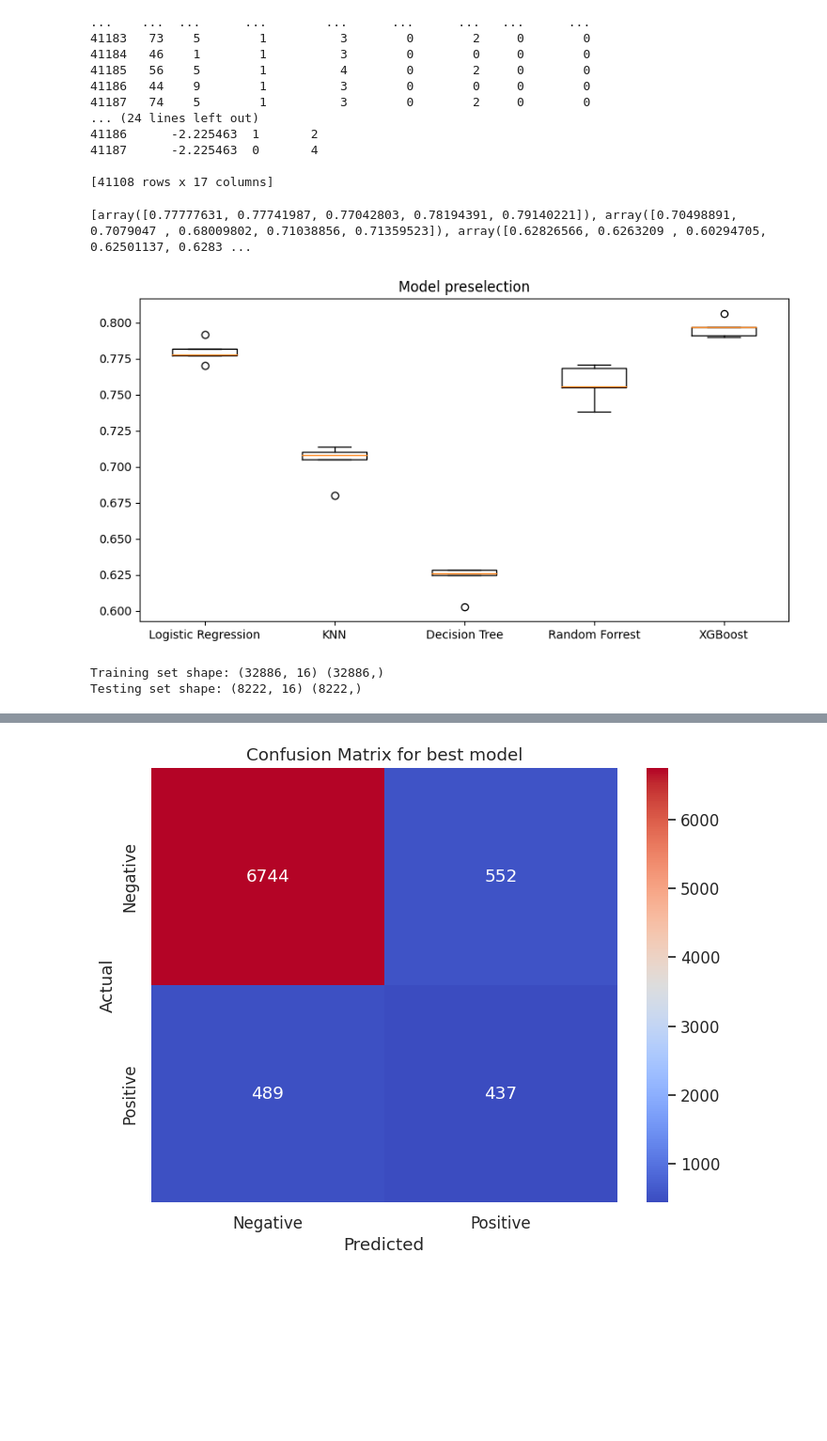
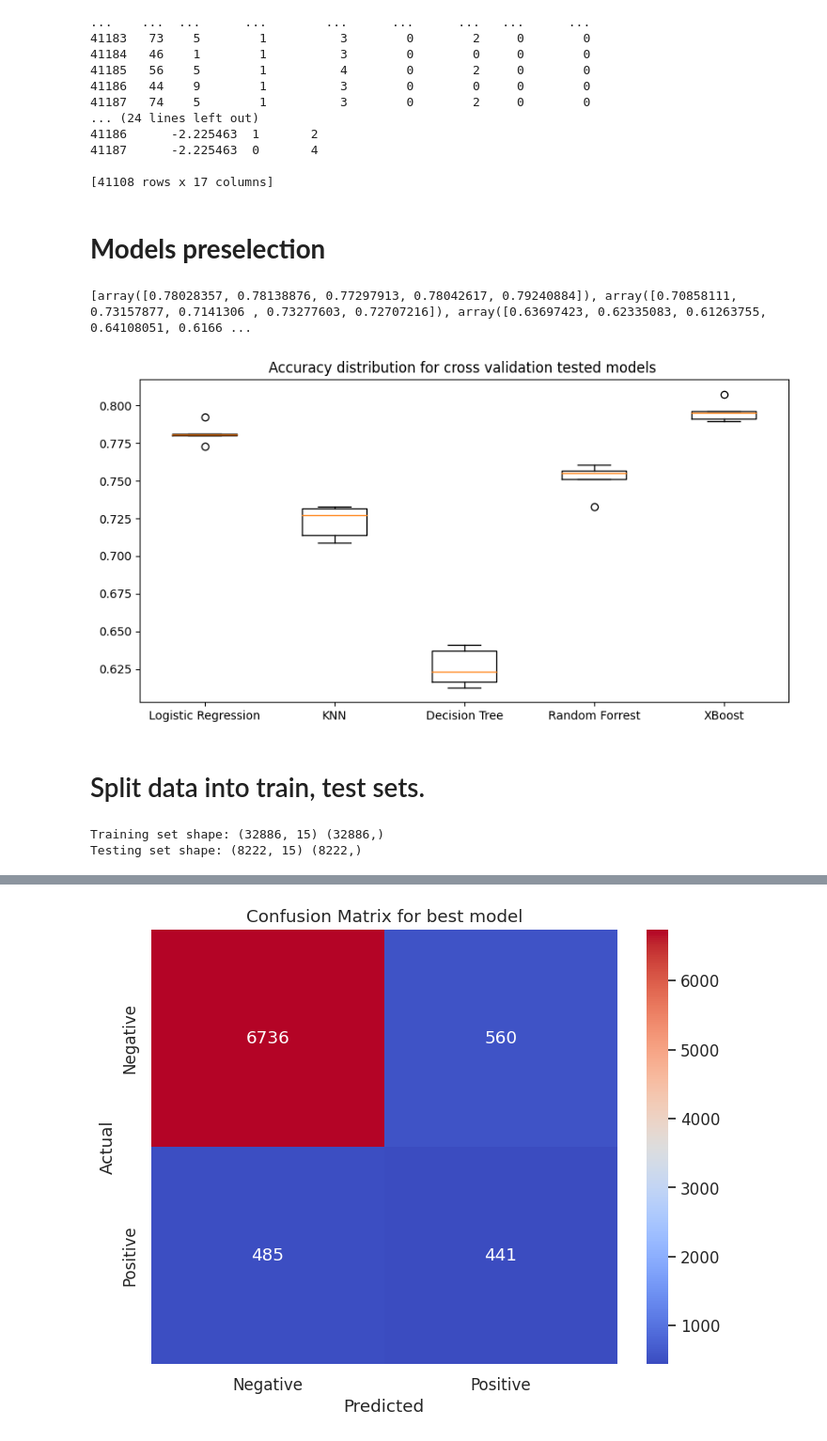
Before and after one commit to Magdalena-B1/ML-different-approaches-to-linear-regression, a Jupyter notebook: notebook4f11fd9960.ipynb, the cells around one changed output, grey strips where cells are left out. Shown at 94% size. Saved outputs shown, nothing was run; the diff lists cells and outputs as text; code cells hidden in the pictures; blank space fills up the shorter version.

```diff
--- a/notebook4f11fd9960.ipynb
+++ b/notebook4f11fd9960.ipynb
@@ -16,6 +16,7 @@ import time
 import shap
 import warnings
 warnings.filterwarnings("ignore")
+plt.style.use('default')
 # %%
 data = pd.read_csv("/kaggle/input/bank-marketing/bank-additional-full.csv", delimiter=';')
 df = pd.DataFrame(data)
@@ -226,36 +228,39 @@ print(df_2)
 
 [41108 rows x 17 columns]
 # %%
-#df_2.drop(columns=['age'])
+df_2 = df_2.drop(columns=['age'])
 
 y = df_2['y'].values
 X = df_2.drop(['y'], axis=1).values
+# %% [markdown]
+# **Models preselection**
 # %%
 models = {"Logistic Regression": LogisticRegression(), "KNN": KNeighborsClassifier(),
           "Decision Tree": DecisionTreeClassifier(), "Random Forrest": RandomForestClassifier(),
-          "XGBoost":GradientBoostingClassifier() }
+          "XBoost":GradientBoostingClassifier() }
 results = []
 for model in models.values():
     kf = KFold(n_splits=5, random_state=10, shuffle=True)
     cv_results = cross_val_score(model, X, y, scoring = "roc_auc", cv=kf)
     results.append(cv_results)
-'''Tablica wyników estymatora dla każej opcji walidacji krzyżowej"""
- """graficznym wynikiem jest wykres/boxplot/rozkład wartości wyników (5 n_splits dla każdego modelu)   '''
+
 print(results)
 # %% [output]
-[array([0.77777631, 0.77741987, 0.77042803, 0.78194391, 0.79140221]), array([0.70498891, 0.7079047 , 0.68009802, 0.71038856, 0.71359523]), array([0.62826566, 0.6263209 , 0.60294705, 0.62501137, 0.6283 ...
+[array([0.78028357, 0.78138876, 0.77297913, 0.78042617, 0.79240884]), array([0.70858111, 0.73157877, 0.7141306 , 0.73277603, 0.72707216]), array([0.63697423, 0.62335083, 0.61263755, 0.64108051, 0.6166 ...
 # %%
 fig, ax = plt.subplots(figsize=(10, 5))
 ax.boxplot (results)
 ax.set_xticklabels(models.keys())
-ax.set_title("Model preselection")
+ax.set_title("Accuracy distribution for cross validation tested models ")
 plt.show()
 # %% [output]
-[figure, old version]
+[figure, new version]
+# %% [markdown]
+# Split data into train, test sets.
 # %%
 X_train, X_test, y_train, y_test = train_test_split(X,y, test_size=0.2, random_state=10, stratify=y)
 print("Training set shape:", X_train.shape, y_train.shape)
 print("Testing set shape:", X_test.shape, y_test.shape)
 # %% [output]
-Training set shape: (32886, 16) (32886,)
-Testing set shape: (8222, 16) (8222,)
+Training set shape: (32886, 15) (32886,)
+Testing set shape: (8222, 15) (8222,)
```
Also changed, not shown: parts of 14 cells of this notebook.
